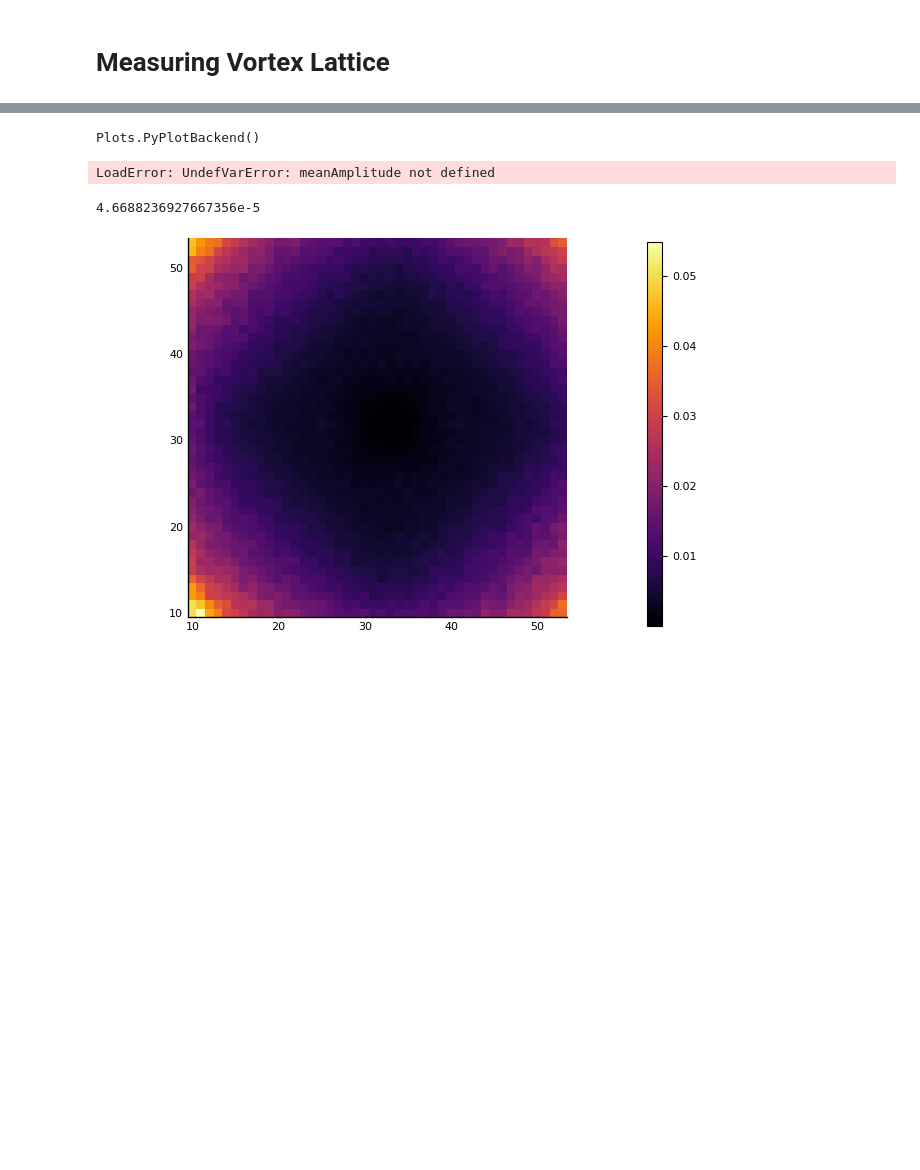
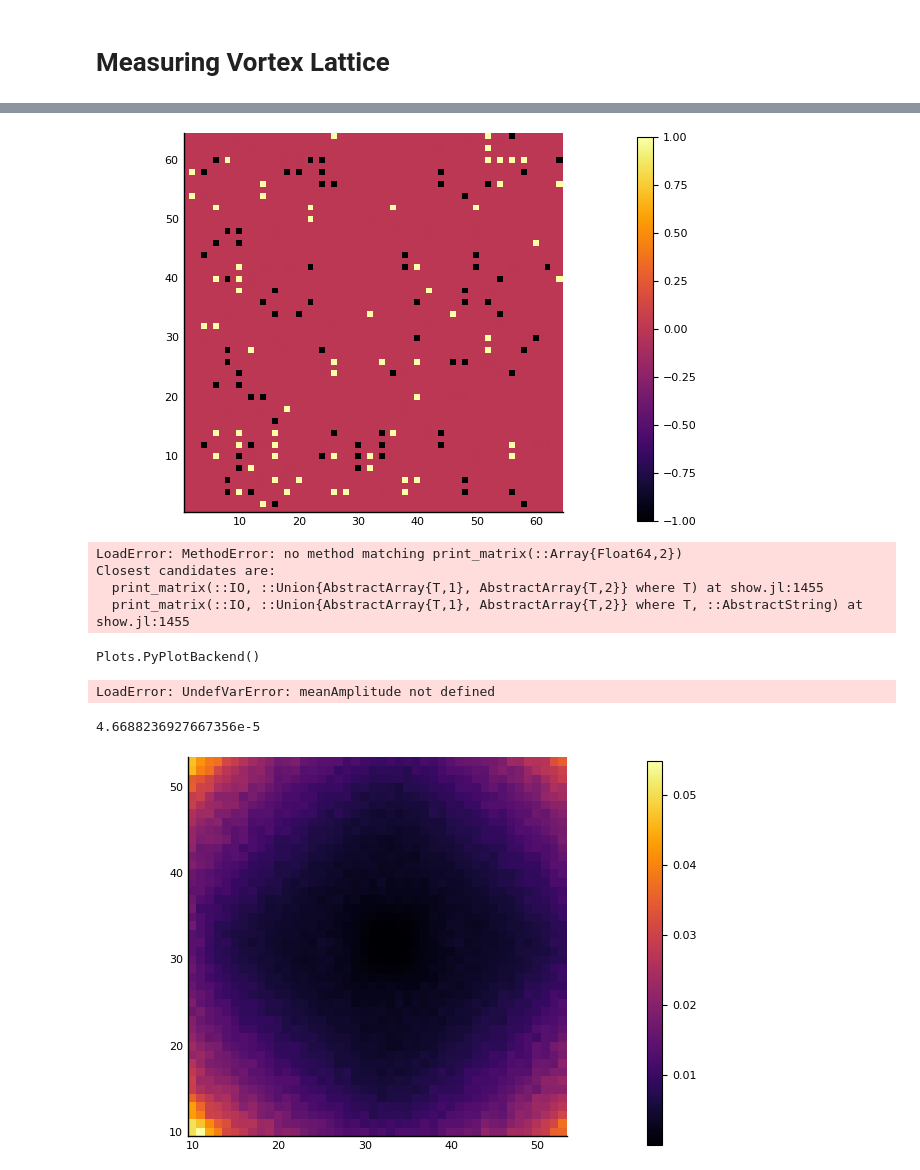
Before and after one commit to 9cco/finite-temp-vortex-lattice, a Jupyter notebook: Notebooks/Driver.ipynb, the cells around one changed output, grey strips where cells are left out. Cells and saved outputs as stored; diff of their text form; code cells hidden in the pictures; blank space fills up the shorter version.

```diff
--- a/Notebooks/Driver.ipynb
+++ b/Notebooks/Driver.ipynb
@@ -105,3 +185,16 @@ function vorticitySum(V::Array{Float64, 3})
+# %%
+V⁺, V⁻ = vortexSnapshot(ψ_ref);
+V⁺ = V⁺/two_pi; V⁻ = V⁻/two_pi
+heatmap(1:L, 1:L, V⁺[:,:,5], aspect_ratio=1)
+# %% [output]
+[figure, added]
+# %%
+Base.print_matrix(V⁺[1:10, 1:10, 1])
+# %% [output]
+LoadError: MethodError: no method matching print_matrix(::Array{Float64,2})
+Closest candidates are:
+  print_matrix(::IO, ::Union{AbstractArray{T,1}, AbstractArray{T,2}} where T) at show.jl:1455
+  print_matrix(::IO, ::Union{AbstractArray{T,1}, AbstractArray{T,2}} where T, ::AbstractString) at show.jl:1455
 # %%
 # Including ψ_ref in the list of states as the last state
 ψ_list = vcat(ψ_w, [ψ_ref])
```
Also changed, not shown: parts of 12 cells of this notebook, 5 other files.
